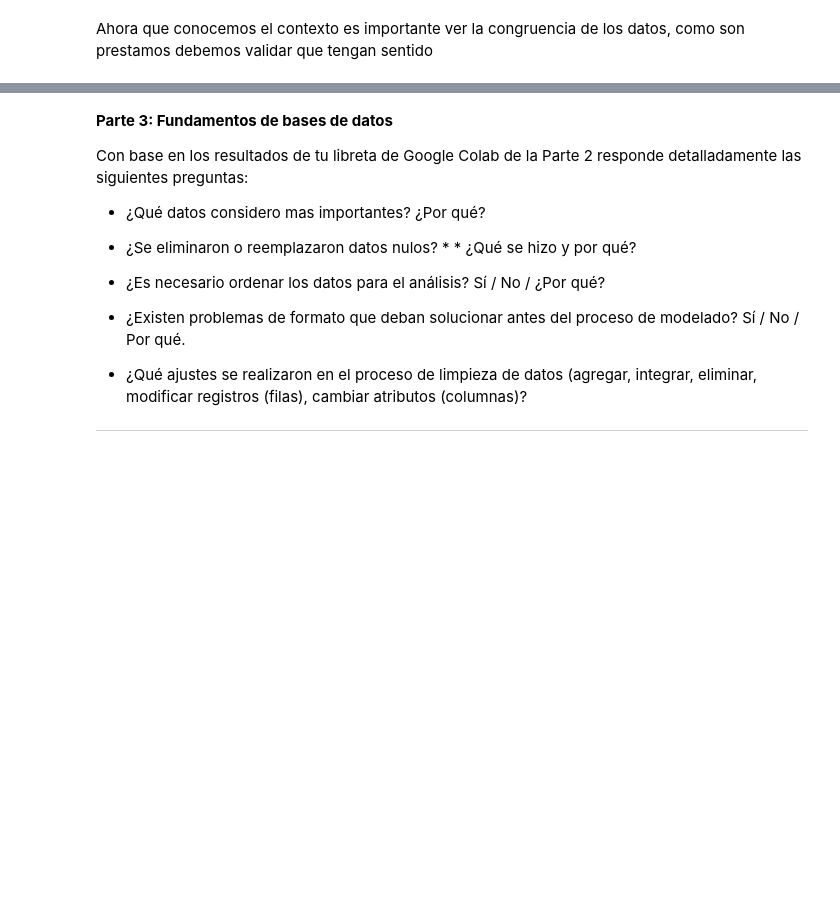
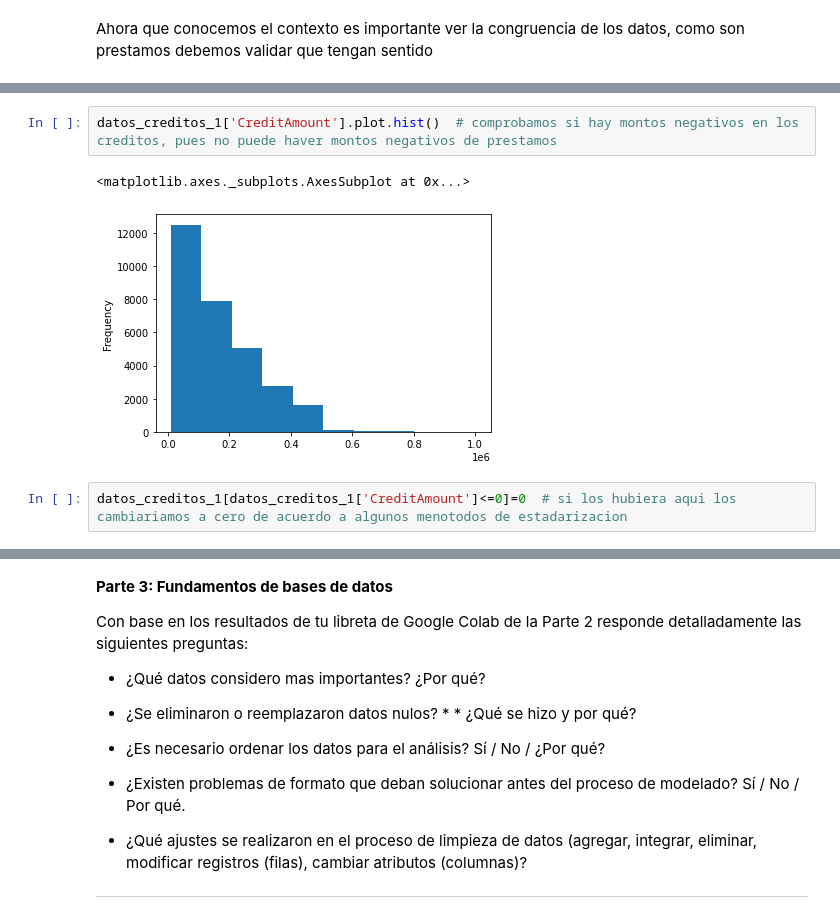
Before and after one commit to PosgradoMNA/actividades-de-aprendizaje-DalinaV, a Jupyter notebook: Actividad_1_Semana3_A01793258.ipynb, the cells around one changed output, grey strips where cells are left out. Saved outputs shown, nothing was run; the diff lists cells and outputs as text; blank space fills up the shorter version.

```diff
--- a/Actividad_1_Semana3_A01793258.ipynb
+++ b/Actividad_1_Semana3_A01793258.ipynb
@@ -170,0 +180,7 @@ Ahora que conocemos el contexto es importante ver la congruencia de los datos, c
+# %%
+datos_creditos_1['CreditAmount'].plot.hist()  # comprobamos si hay montos negativos en los creditos, pues no puede haver montos negativos de prestamos
+# %% [output]
+<matplotlib.axes._subplots.AxesSubplot at 0x...>
+[figure, added]
+# %%
+datos_creditos_1[datos_creditos_1['CreditAmount']<=0]=0  # si los hubiera aqui los cambiariamos a cero de acuerdo a algunos menotodos de estadarizacion
```
Also changed, not shown: parts of 8 cells of this notebook.
